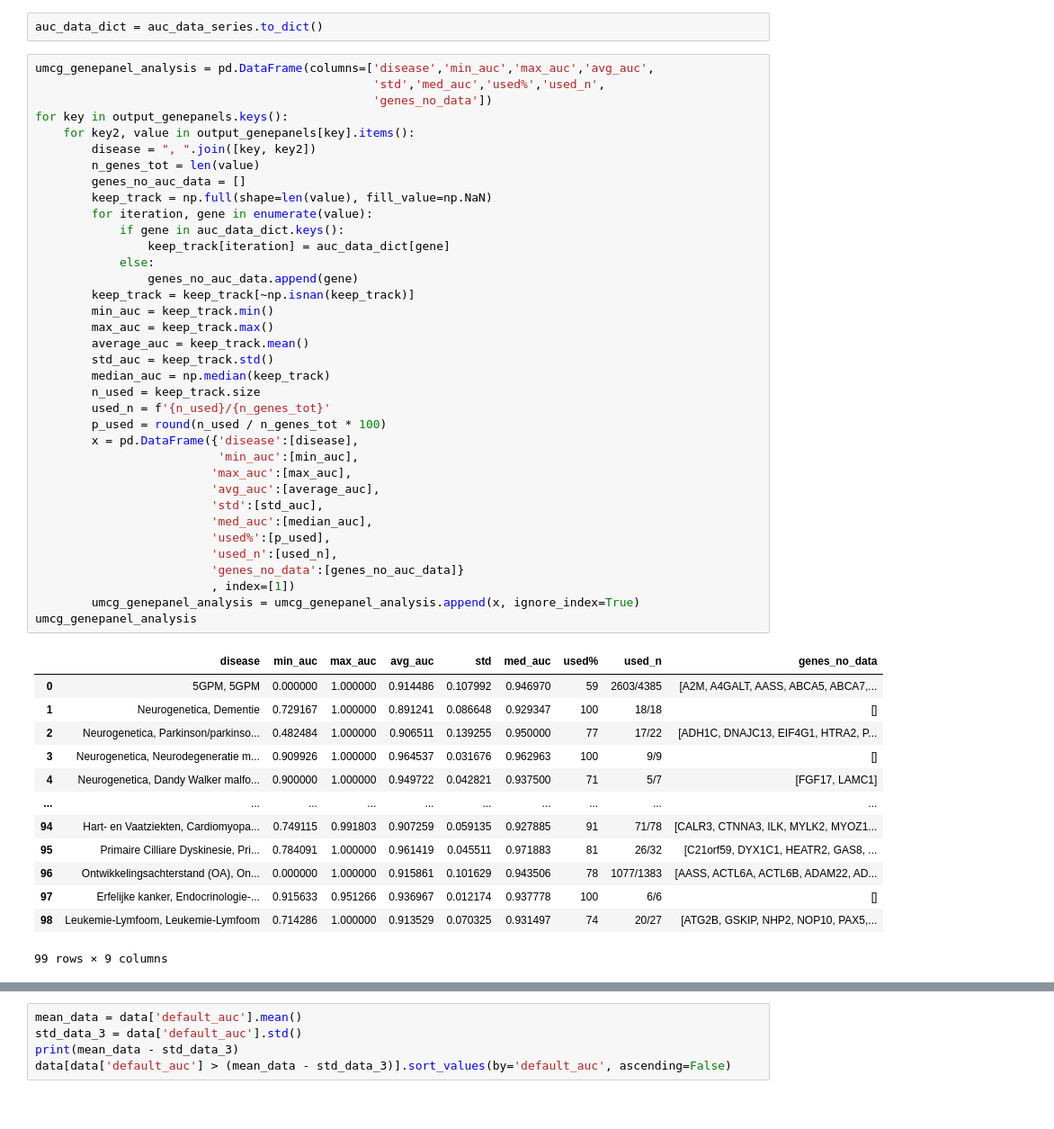
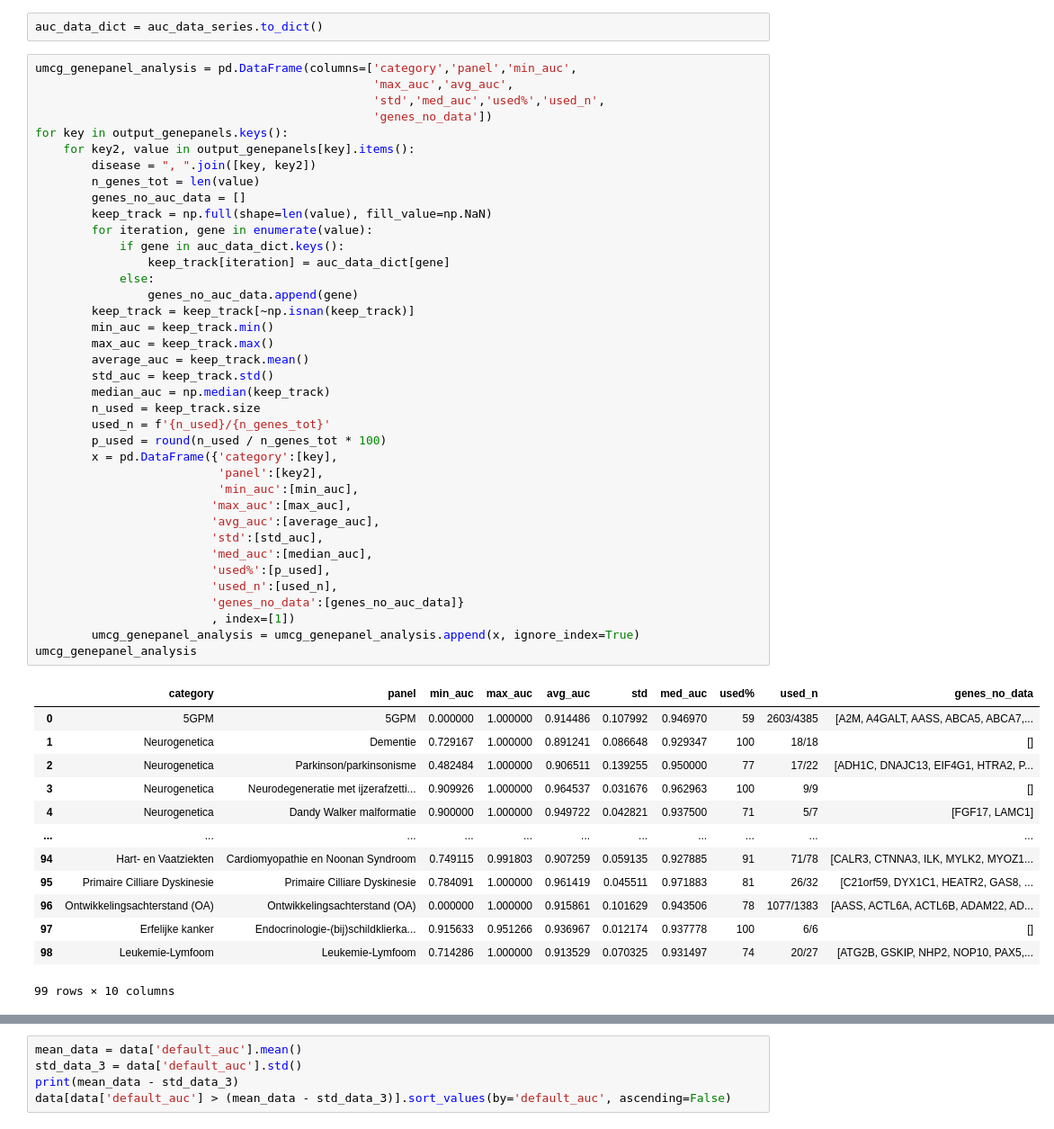
Before and after one commit to SietsmaRJ/dsls_master_thesis, a Jupyter notebook: side_scripts/Notebook_29042020.ipynb, the cells around one changed output, grey strips where cells are left out. Shown at 90% size. Cells and saved outputs as stored; diff of their text form.

```diff
--- a/side_scripts/Notebook_29042020.ipynb
+++ b/side_scripts/Notebook_29042020.ipynb
@@ -1211,7 +1228,8 @@ auc_data_series = pd.Series(x2, index=x)
 # %%
 auc_data_dict = auc_data_series.to_dict()
 # %%
-umcg_genepanel_analysis = pd.DataFrame(columns=['disease','min_auc','max_auc','avg_auc',
+umcg_genepanel_analysis = pd.DataFrame(columns=['category','panel','min_auc',
+                                                'max_auc','avg_auc',
                                                 'std','med_auc','used%','used_n',
                                                 'genes_no_data'])
 for key in output_genepanels.keys():
@@ -1219,47 +1237,48 @@ for key in output_genepanels.keys():
         disease = ", ".join([key, key2])
         n_genes_tot = len(value)
         genes_no_auc_data = []
         keep_track = np.full(shape=len(value), fill_value=np.NaN)
         for iteration, gene in enumerate(value):
             if gene in auc_data_dict.keys():
                 keep_track[iteration] = auc_data_dict[gene]
             else:
                 genes_no_auc_data.append(gene)
         keep_track = keep_track[~np.isnan(keep_track)]
         min_auc = keep_track.min()
         max_auc = keep_track.max()
         average_auc = keep_track.mean()
         std_auc = keep_track.std()
         median_auc = np.median(keep_track)
         n_used = keep_track.size
         used_n = f'{n_used}/{n_genes_tot}'
         p_used = round(n_used / n_genes_tot * 100)
-        x = pd.DataFrame({'disease':[disease],
+        x = pd.DataFrame({'category':[key],
+                          'panel':[key2],
                           'min_auc':[min_auc],
                          'max_auc':[max_auc],
                          'avg_auc':[average_auc],
                          'std':[std_auc],
                          'med_auc':[median_auc],
                          'used%':[p_used],
                          'used_n':[used_n],
                          'genes_no_data':[genes_no_auc_data]}
                          , index=[1])
         umcg_genepanel_analysis = umcg_genepanel_analysis.append(x, ignore_index=True)
 umcg_genepanel_analysis
 # %% [output]
-|  | disease | min_auc | max_auc | avg_auc | std | med_auc | used% | used_n | genes_no_data |
-| 0 | 5GPM, 5GPM | 0.000000 | 1.000000 | 0.914486 | 0.107992 | 0.946970 | 59 | 2603/4385 | [A2M, A4GALT, AASS, ABCA5, ABCA7,... |
-| 1 | Neurogenetica, Dementie | 0.729167 | 1.000000 | 0.891241 | 0.086648 | 0.929347 | 100 | 18/18 | [] |
-| 2 | Neurogenetica, Parkinson/parkinso... | 0.482484 | 1.000000 | 0.906511 | 0.139255 | 0.950000 | 77 | 17/22 | [ADH1C, DNAJC13, EIF4G1, HTRA2, P... |
-| 3 | Neurogenetica, Neurodegeneratie m... | 0.909926 | 1.000000 | 0.964537 | 0.031676 | 0.962963 | 100 | 9/9 | [] |
-| 4 | Neurogenetica, Dandy Walker malfo... | 0.900000 | 1.000000 | 0.949722 | 0.042821 | 0.937500 | 71 | 5/7 | [FGF17, LAMC1] |
-| ... | ... | ... | ... | ... | ... | ... | ... | ... | ... |
-| 94 | Hart- en Vaatziekten, Cardiomyopa... | 0.749115 | 0.991803 | 0.907259 | 0.059135 | 0.927885 | 91 | 71/78 | [CALR3, CTNNA3, ILK, MYLK2, MYOZ1... |
-| 95 | Primaire Cilliare Dyskinesie, Pri... | 0.784091 | 1.000000 | 0.961419 | 0.045511 | 0.971883 | 81 | 26/32 | [C21orf59, DYX1C1, HEATR2, GAS8, ... |
-| 96 | Ontwikkelingsachterstand (OA), On... | 0.000000 | 1.000000 | 0.915861 | 0.101629 | 0.943506 | 78 | 1077/1383 | [AASS, ACTL6A, ACTL6B, ADAM22, AD... |
-| 97 | Erfelijke kanker, Endocrinologie-... | 0.915633 | 0.951266 | 0.936967 | 0.012174 | 0.937778 | 100 | 6/6 | [] |
-| 98 | Leukemie-Lymfoom, Leukemie-Lymfoom | 0.714286 | 1.000000 | 0.913529 | 0.070325 | 0.931497 | 74 | 20/27 | [ATG2B, GSKIP, NHP2, NOP10, PAX5,... |
+|  | category | panel | min_auc | max_auc | avg_auc | std | med_auc | used% | used_n | genes_no_data |
+| 0 | 5GPM | 5GPM | 0.000000 | 1.000000 | 0.914486 | 0.107992 | 0.946970 | 59 | 2603/4385 | [A2M, A4GALT, AASS, ABCA5, ABCA7,... |
+| 1 | Neurogenetica | Dementie | 0.729167 | 1.000000 | 0.891241 | 0.086648 | 0.929347 | 100 | 18/18 | [] |
+| 2 | Neurogenetica | Parkinson/parkinsonisme | 0.482484 | 1.000000 | 0.906511 | 0.139255 | 0.950000 | 77 | 17/22 | [ADH1C, DNAJC13, EIF4G1, HTRA2, P... |
+| 3 | Neurogenetica | Neurodegeneratie met ijzerafzetti... | 0.909926 | 1.000000 | 0.964537 | 0.031676 | 0.962963 | 100 | 9/9 | [] |
+| 4 | Neurogenetica | Dandy Walker malformatie | 0.900000 | 1.000000 | 0.949722 | 0.042821 | 0.937500 | 71 | 5/7 | [FGF17, LAMC1] |
+| ... | ... | ... | ... | ... | ... | ... | ... | ... | ... | ... |
+| 94 | Hart- en Vaatziekten | Cardiomyopathie en Noonan Syndroom | 0.749115 | 0.991803 | 0.907259 | 0.059135 | 0.927885 | 91 | 71/78 | [CALR3, CTNNA3, ILK, MYLK2, MYOZ1... |
+| 95 | Primaire Cilliare Dyskinesie | Primaire Cilliare Dyskinesie | 0.784091 | 1.000000 | 0.961419 | 0.045511 | 0.971883 | 81 | 26/32 | [C21orf59, DYX1C1, HEATR2, GAS8, ... |
+| 96 | Ontwikkelingsachterstand (OA) | Ontwikkelingsachterstand (OA) | 0.000000 | 1.000000 | 0.915861 | 0.101629 | 0.943506 | 78 | 1077/1383 | [AASS, ACTL6A, ACTL6B, ADAM22, AD... |
+| 97 | Erfelijke kanker | Endocrinologie-(bij)schildklierka... | 0.915633 | 0.951266 | 0.936967 | 0.012174 | 0.937778 | 100 | 6/6 | [] |
+| 98 | Leukemie-Lymfoom | Leukemie-Lymfoom | 0.714286 | 1.000000 | 0.913529 | 0.070325 | 0.931497 | 74 | 20/27 | [ATG2B, GSKIP, NHP2, NOP10, PAX5,... |
-99 rows × 9 columns
+99 rows × 10 columns
 # %%
 umcg_genepanel_analysis.sort_values(by='avg_auc', ascending=True).tail(10)
 # %% [output]
```
Also changed, not shown: parts of 15 cells of this notebook.
